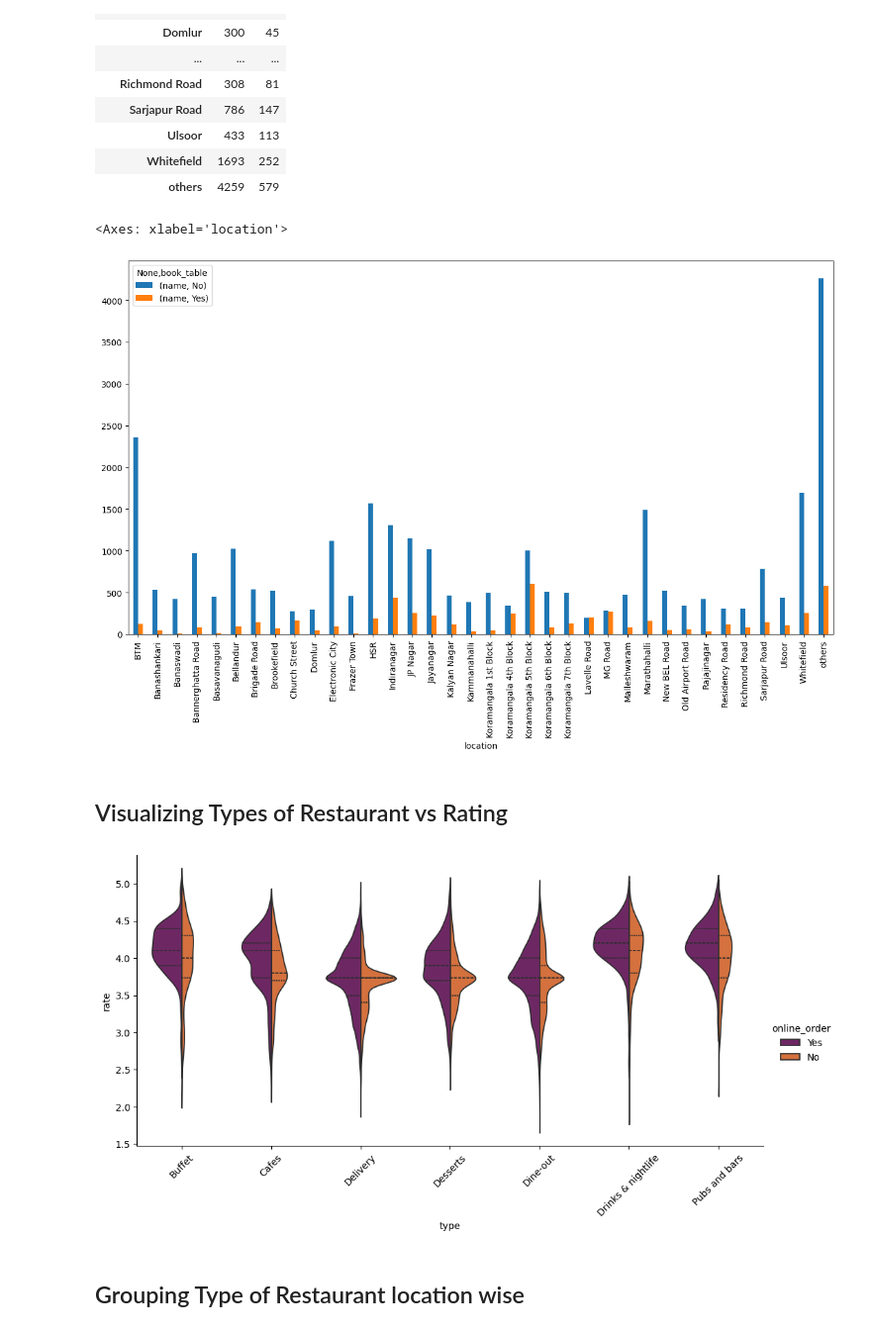
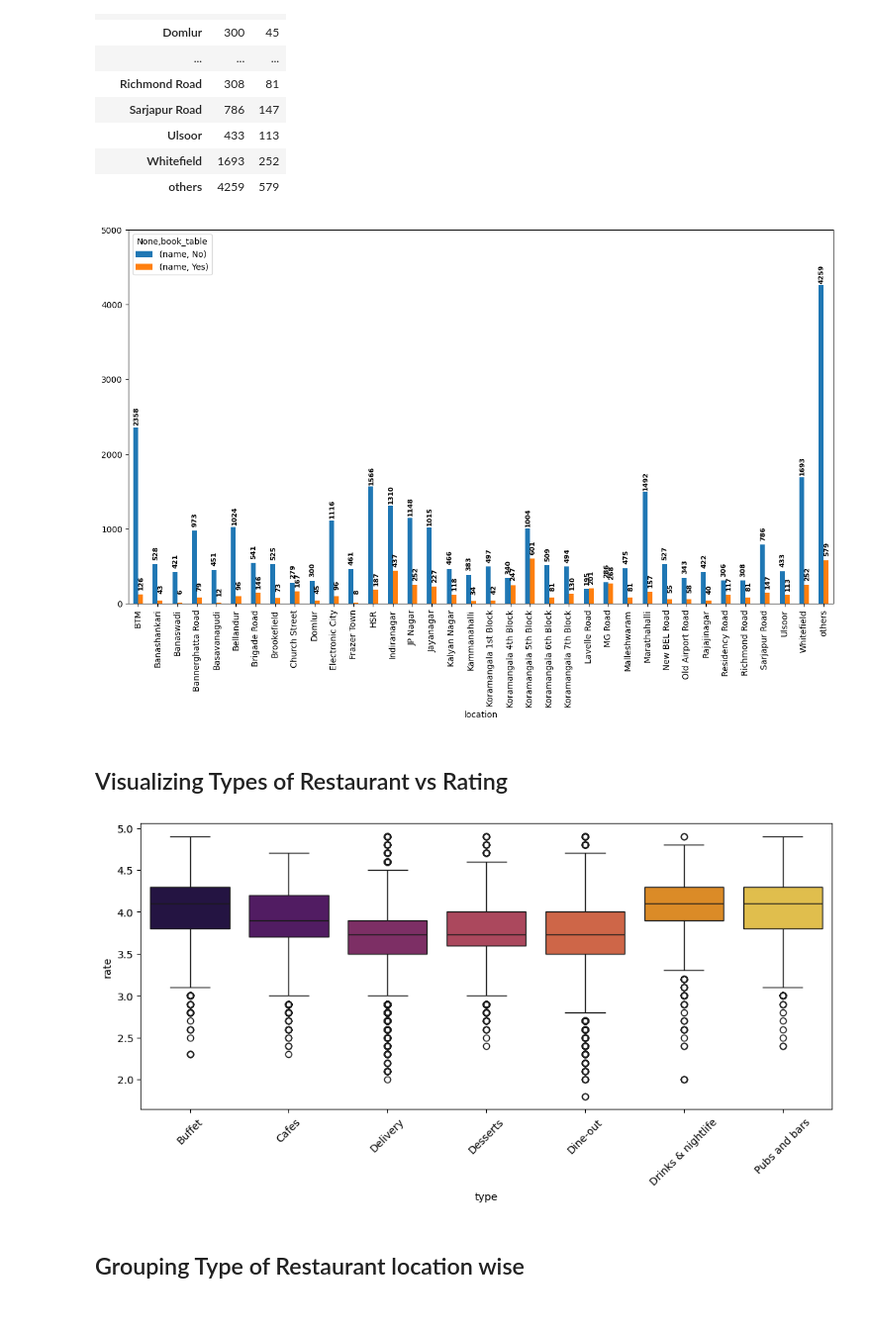
Before and after one commit to shaadclt/Zomato-Dataset-Analysis, a Jupyter notebook: Zomato Dataset Analysis.ipynb, the cells around one changed output. Shown at 99% size. Saved outputs shown, nothing was run; the diff lists cells and outputs as text; code cells hidden in the pictures.

```diff
--- a/Zomato Dataset Analysis.ipynb
+++ b/Zomato Dataset Analysis.ipynb
@@ -522,29 +590,40 @@ data2
 | Whitefield | 1693 | 252 |
 | others | 4259 | 579 |
 # %%
-data2.plot(kind='bar',figsize=(15,8))
+ax = data2.plot(kind='bar',figsize=(15,8))
+
+# Annotation
+for bar in ax.patches:
+    height = bar.get_height()
+    ax.text(
+        bar.get_x() + 0.15,
+        bar.get_y() + height + 150,
+        height,
+        ha='center',
+        va='center',
+        color='black',
+        weight='bold',
+        size=8,
+        rotation='vertical'
+    )
+plt.ylim(0,5000)
+plt.show()
 # %% [output]
-<Axes: xlabel='location'>
-[figure, old version]
+[figure, new version]
 # %% [markdown]
 ## Visualizing Types of Restaurant vs Rating
 # %%
-sns.catplot(
+plt.figure(figsize=(12,5))
+sns.boxplot(
     x='type',
     y='rate',
     data=data,
-    hue='online_order',
-    split=True,
-    inner="quart",
-    kind='violin',
-    palette='inferno',
-    height=5,
-    aspect=2
+    palette='inferno'
 )
 plt.xticks(rotation=45)
 plt.show()
 # %% [output]
-[figure, old version]
+[figure, new version]
 # %% [markdown]
 ## Grouping Type of Restaurant location wise
 # %%
```
Also changed, not shown: parts of 9 cells of this notebook.
